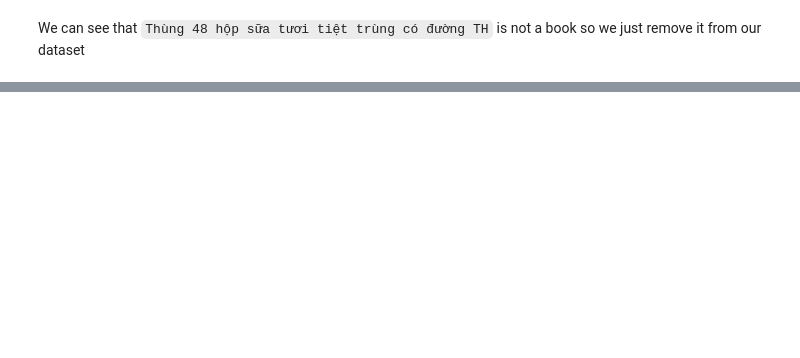
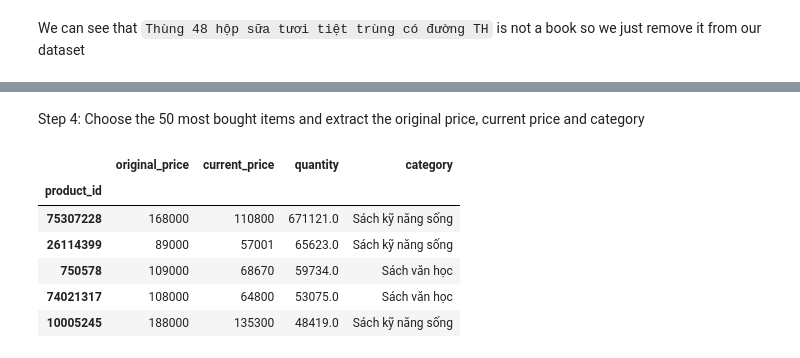
Before and after one commit to trungluong12/LTCKHDL_FinalProject, a Jupyter notebook: FinalProject.ipynb, the cells around one changed output, grey strips where cells are left out. Saved outputs shown, nothing was run; the diff lists cells and outputs as text; code cells hidden in the pictures; blank space fills up the shorter version.

```diff
--- a/FinalProject.ipynb
+++ b/FinalProject.ipynb
@@ -532,0 +545,14 @@ book_df
+# %% [markdown]
+Step 4: Choose the 50 most bought items and extract the original price, current price and category
+# %%
+# Step 4
+highest_quantity_book = my_book_df.sort_values(by='quantity', ascending=False)[['original_price', 'current_price', 'quantity', 'category']][: 50]
+highest_quantity_book.head()
+# %% [output]
+|  | original_price | current_price | quantity | category |
+| product_id |  |  |  |  |
+| 75307228 | 168000 | 110800 | 671121.0 | Sách kỹ năng sống |
+| 26114399 | 89000 | 57001 | 65623.0 | Sách kỹ năng sống |
+| 750578 | 109000 | 68670 | 59734.0 | Sách văn học |
+| 74021317 | 108000 | 64800 | 53075.0 | Sách văn học |
+| 10005245 | 188000 | 135300 | 48419.0 | Sách kỹ năng sống |
```
Also changed, not shown: parts of 17 cells of this notebook.
